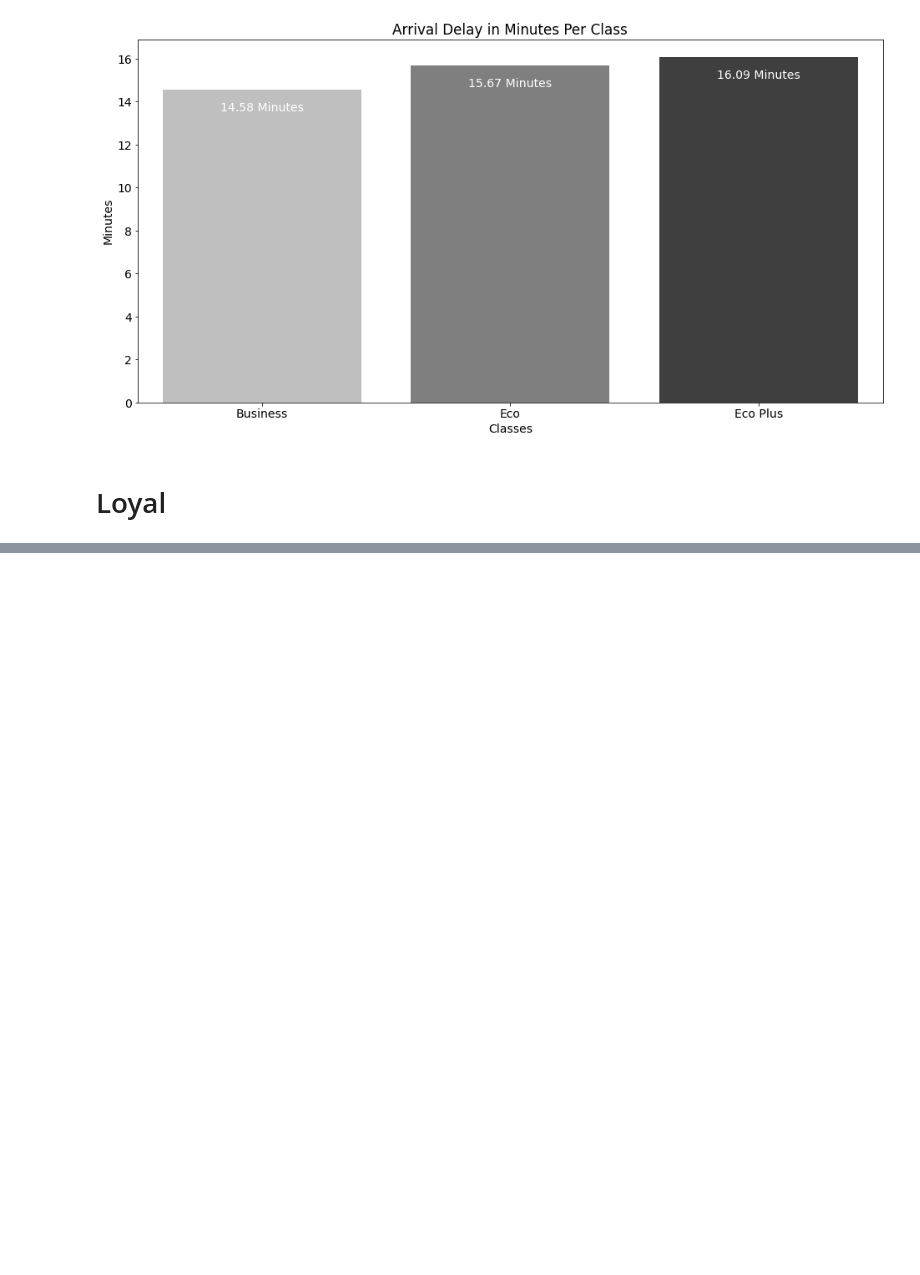
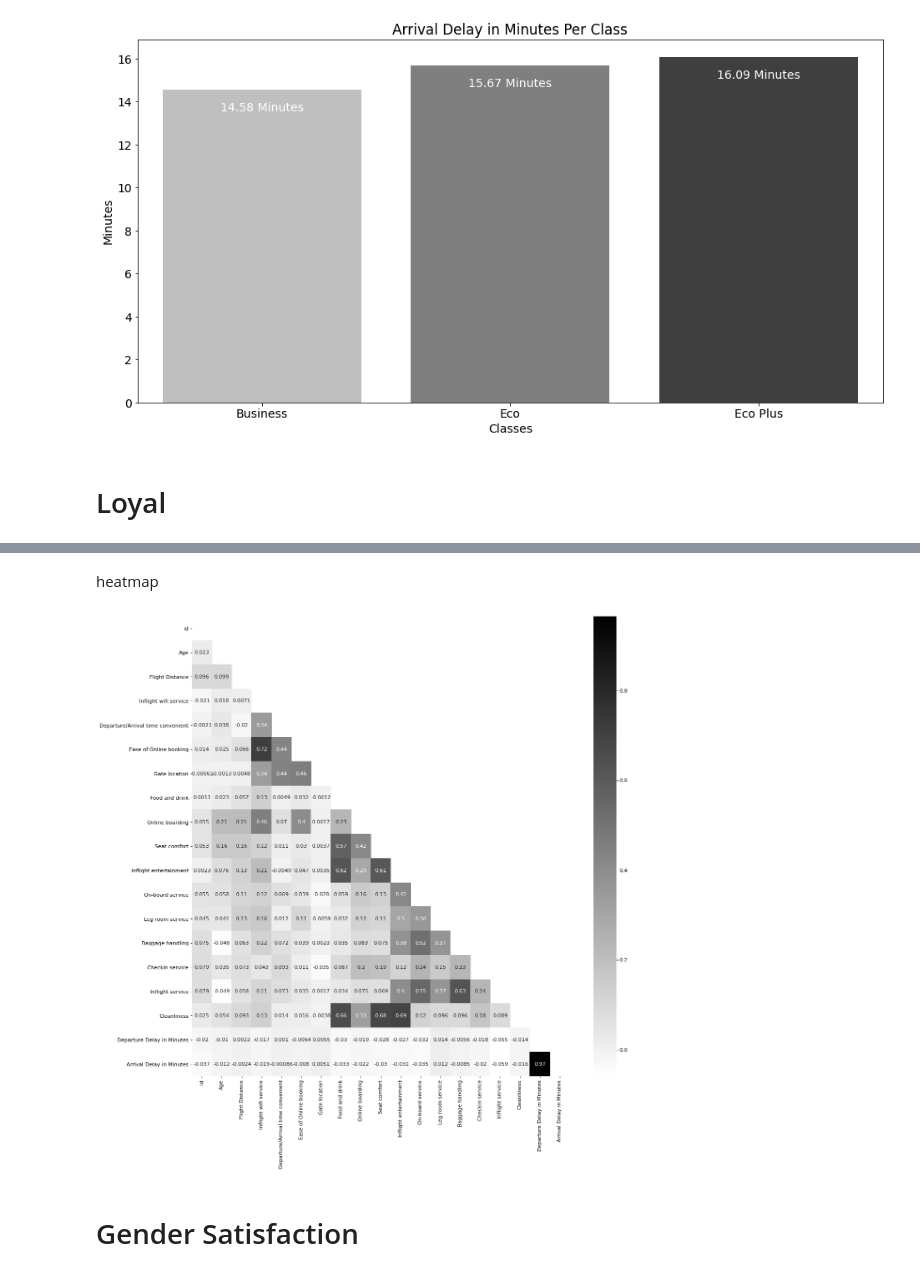
Before and after one commit to SoroushGhaderi/Exploratory_Data_Analysis_Machine_Learning_Projects, a Jupyter notebook: Airline.ipynb, the cells around one changed output, grey strips where cells are left out. Drawn from its saved outputs; the diff is of its cells as text; code cells hidden in the pictures; blank space fills up the shorter version.

```diff
--- a/Airline.ipynb
+++ b/Airline.ipynb
@@ -191,0 +187,12 @@ pd.crosstab(airline["satisfaction"], airline["Customer Type"])
+# %% [markdown]
+heatmap
+# %%
+plt.rcParams['font.size'] = 11
+plt.figure(figsize=(18, 18))
+matrix = np.triu(airline.corr())
+sns.heatmap(airline.corr(), annot=True, mask=matrix, cmap="binary")
+plt.show()
+# %% [output]
+[figure, added]
+# %% [markdown]
+# Gender Satisfaction
```
Also changed, not shown: parts of 13 cells of this notebook.
